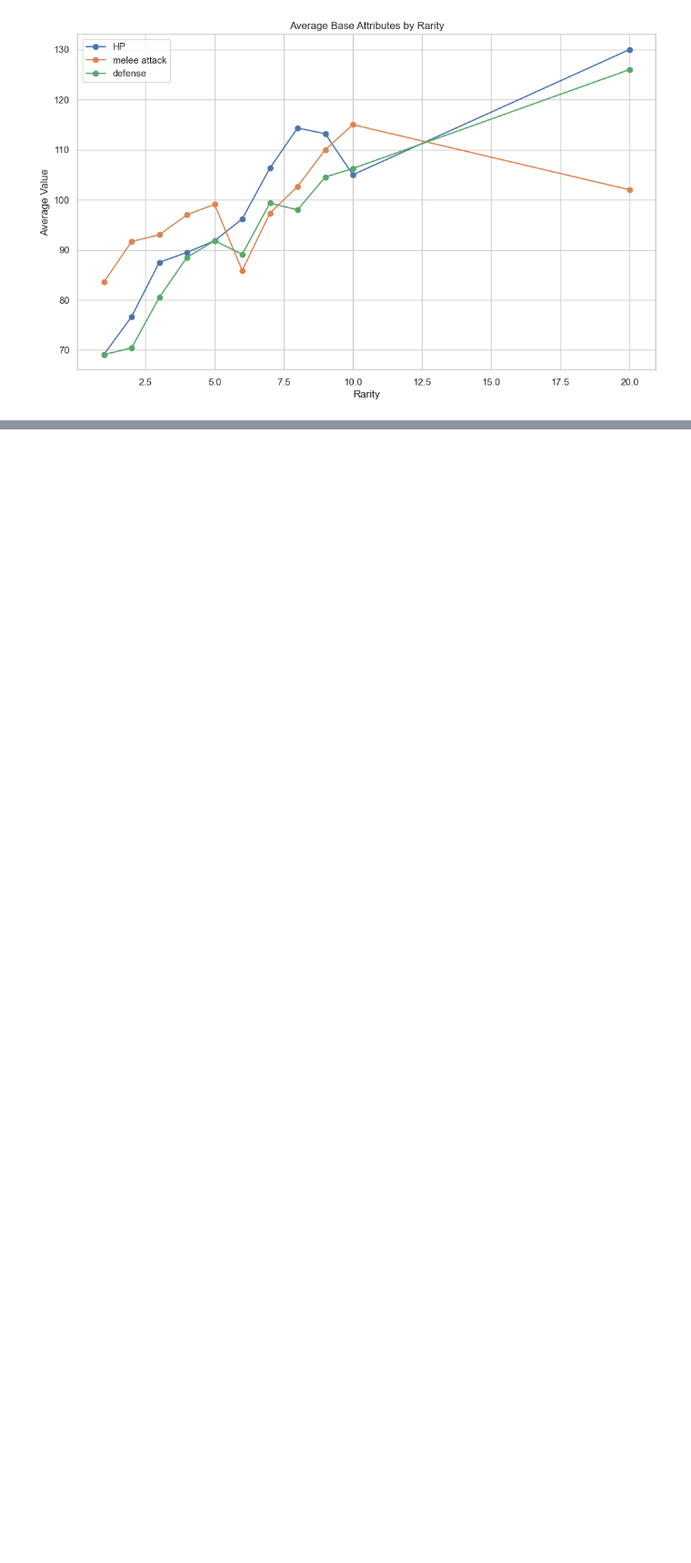
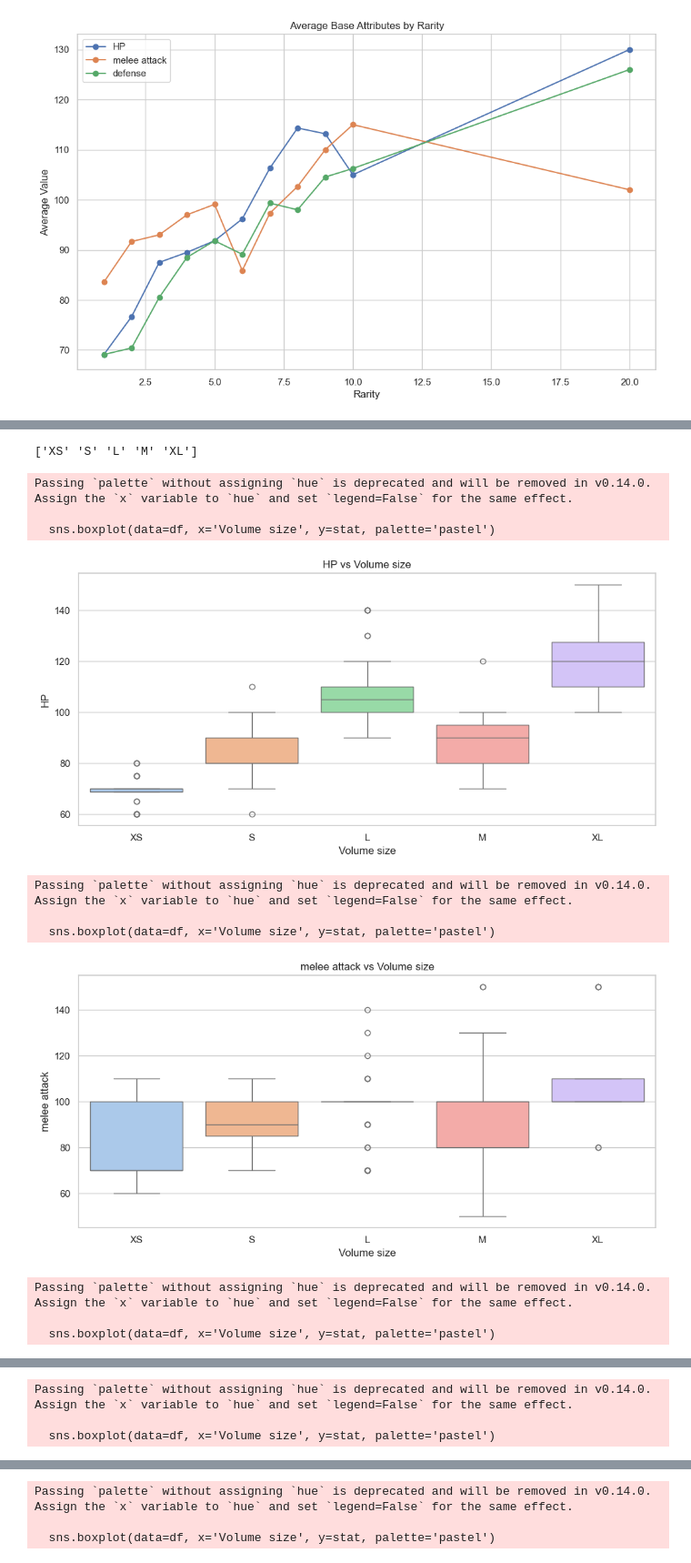
Before and after one commit to rooney-nofal/pals-analysis, a Jupyter notebook: pals-analysis/analysis.ipynb, the cells around one changed output, grey strips where cells are left out. Shown at 91% size. Saved outputs shown, nothing was run; the diff lists cells and outputs as text; code cells hidden in the pictures; blank space fills up the shorter version.

```diff
--- a/pals-analysis/analysis.ipynb
+++ b/pals-analysis/analysis.ipynb
@@ -290,0 +308,20 @@ plt.show()
+# %%
+# Convert rarity to numeric in case it's not
+df['rarity'] = pd.to_numeric(df['rarity'], errors='coerce')
+
+# Top 10 by melee attack
+top_melee = df.sort_values(by='melee attack', ascending=False).head(10)
+avg_melee_rarity = top_melee['rarity'].mean()
+
+# Top 10 by remote attack
+top_remote = df.sort_values(by='Remote attack', ascending=False).head(10)
+avg_remote_rarity = top_remote['rarity'].mean()
+
+# Top 10 by total combat power
+top_combat = df.sort_values(by='Combat Power', ascending=False).head(10)
+avg_combat_rarity = top_combat['rarity'].mean()
+
+# Show results
+print("Average rarity (Top 10 melee attack):", avg_melee_rarity)
+print("Average rarity (Top 10 remote attack):", avg_remote_rarity)
+print("Average rarity (Top 10 combat power):", avg_combat_rarity)
@@ -290,0 +332,28 @@ plt.show()
+# %%
+# Check unique values in 'Volume size'
+print(df['Volume size'].unique())
+
+# Create boxplots to compare size vs. stats
+combat_stats = ['HP', 'melee attack', 'Remote attack', 'defense', 'Combat Power']
+
+for stat in combat_stats:
+    plt.figure(figsize=(10, 5))
+    sns.boxplot(data=df, x='Volume size', y=stat, palette='pastel')
+    plt.title(f"{stat} vs Volume size")
+    plt.xlabel("Volume size")
+    plt.ylabel(stat)
+    plt.tight_layout()
+    plt.show()
+# %% [output]
+['XS' 'S' 'L' 'M' 'XL']
+Passing `palette` without assigning `hue` is deprecated and will be removed in v0.14.0. Assign the `x` variable to `hue` and set `legend=False` for the same effect.
+
+  sns.boxplot(data=df, x='Volume size', y=stat, palette='pastel')
+[figure, added]
+Passing `palette` without assigning `hue` is deprecated and will be removed in v0.14.0. Assign the `x` variable to `hue` and set `legend=False` for the same effect.
+
+  sns.boxplot(data=df, x='Volume size', y=stat, palette='pastel')
+[figure, added]
+Passing `palette` without assigning `hue` is deprecated and will be removed in v0.14.0. Assign the `x` variable to `hue` and set `legend=False` for the same effect.
+
+  sns.boxplot(data=df, x='Volume size', y=stat, palette='pastel')
@@ -290,0 +361,3 @@ plt.show()
+Passing `palette` without assigning `hue` is deprecated and will be removed in v0.14.0. Assign the `x` variable to `hue` and set `legend=False` for the same effect.
+
+  sns.boxplot(data=df, x='Volume size', y=stat, palette='pastel')
@@ -290,0 +365,3 @@ plt.show()
+Passing `palette` without assigning `hue` is deprecated and will be removed in v0.14.0. Assign the `x` variable to `hue` and set `legend=False` for the same effect.
+
+  sns.boxplot(data=df, x='Volume size', y=stat, palette='pastel')
```
Also changed, not shown: parts of 20 cells of this notebook, 1 other file.
